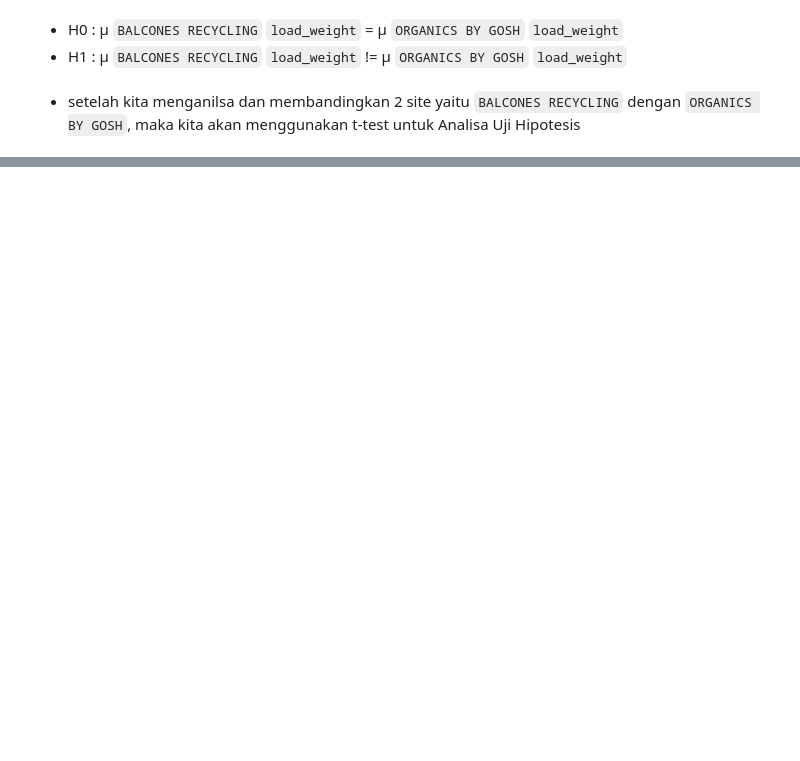
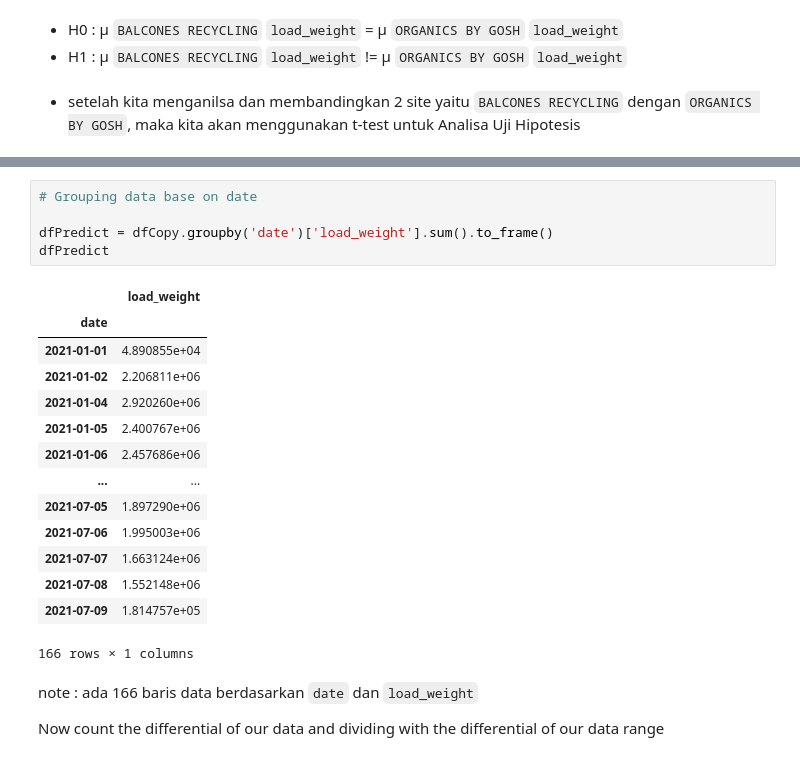
Before and after one commit to andik-alfauzi/GC2, a Jupyter notebook: h8dsft_P0W2_Andik_Al_Fauzi.ipynb, the cells around one changed output, grey strips where cells are left out. Drawn from its saved outputs; the diff is of its cells as text; blank space fills up the shorter version.

```diff
--- a/h8dsft_P0W2_Andik_Al_Fauzi.ipynb
+++ b/h8dsft_P0W2_Andik_Al_Fauzi.ipynb
@@ -796,0 +878,24 @@ Note: Based on the above results, we can conclude that we failed to reject the n
+# %%
+# Grouping data base on date
+
+dfPredict = dfCopy.groupby('date')['load_weight'].sum().to_frame()
+dfPredict
+# %% [output]
+|  | load_weight |
+| date |  |
+| 2021-01-01 | 4.890855e+04 |
+| 2021-01-02 | 2.206811e+06 |
+| 2021-01-04 | 2.920260e+06 |
+| 2021-01-05 | 2.400767e+06 |
+| 2021-01-06 | 2.457686e+06 |
+| ... | ... |
+| 2021-07-05 | 1.897290e+06 |
+| 2021-07-06 | 1.995003e+06 |
+| 2021-07-07 | 1.663124e+06 |
+| 2021-07-08 | 1.552148e+06 |
+| 2021-07-09 | 1.814757e+05 |
+166 rows × 1 columns
+# %% [markdown]
+note : ada 166 baris data berdasarkan `date` dan `load_weight`
+
+Now count the differential of our data and dividing with the differential of our data range
```
Also changed, not shown: parts of 74 cells of this notebook.
